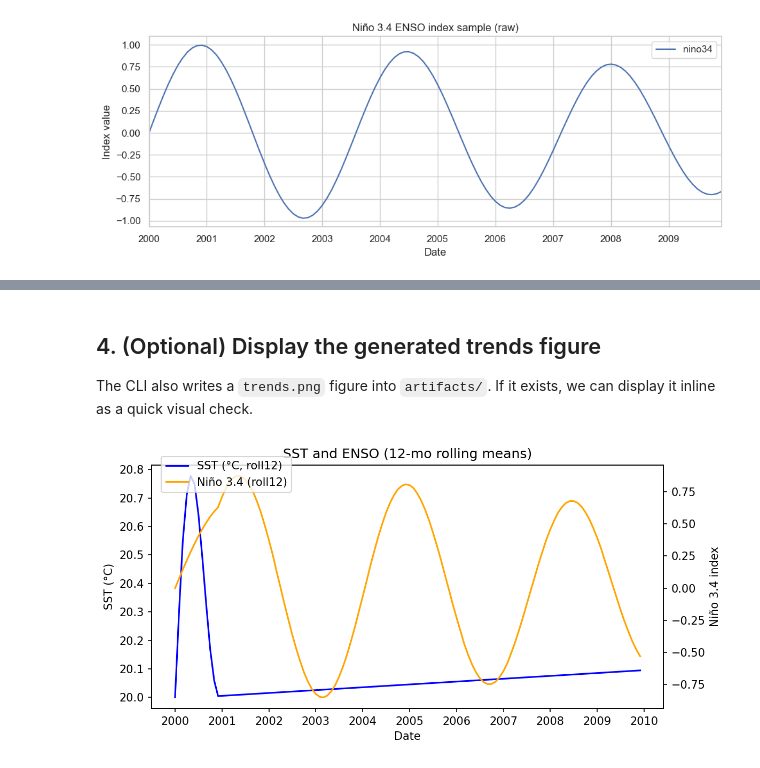
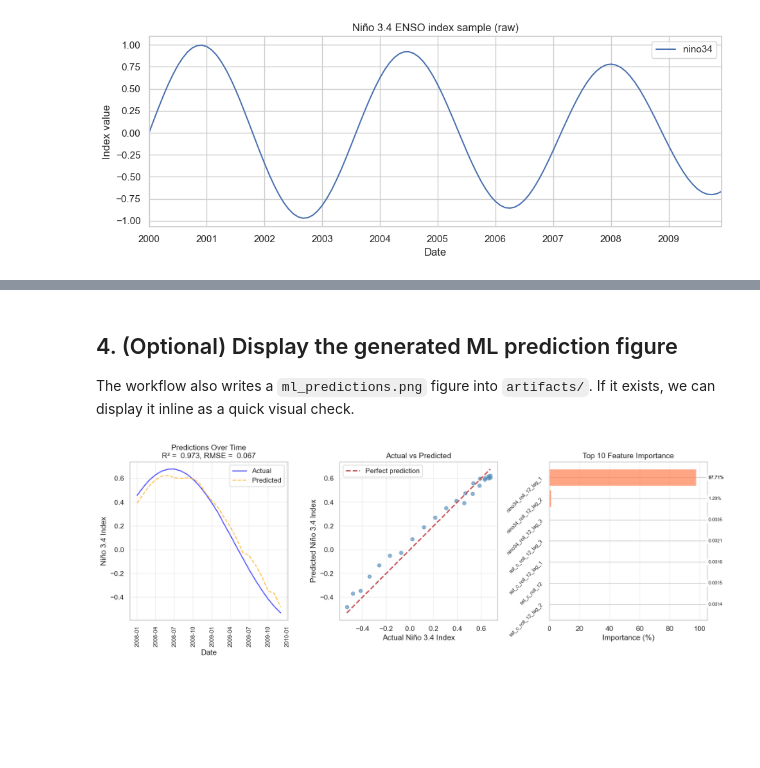
Before and after one commit to chicago-aiscience/workshop-sst, a Jupyter notebook: docs/workshop_sst_demo.ipynb, the cells around one changed output, grey strips where cells are left out. Cells and saved outputs as stored; diff of their text form; code cells hidden in the pictures; blank space fills up the shorter version.

```diff
--- a/docs/workshop_sst_demo.ipynb
+++ b/docs/workshop_sst_demo.ipynb
@@ -199,17 +247,17 @@ plt.show()
 # %% [markdown]
-## 4. (Optional) Display the generated trends figure
+## 4. (Optional) Display the generated ML prediction figure
 
-The CLI also writes a `trends.png` figure into `artifacts/`. If it
+The workflow also writes a `ml_predictions.png` figure into `artifacts/`. If it
 exists, we can display it inline as a quick visual check.
 # %%
 root = Path.cwd().parent
 artifacts = root / "artifacts"
-trends_path = artifacts / "trends.png"
+ml_plot_path = artifacts / "ml_predictions.png"
 
-if trends_path.exists():
+if ml_plot_path.exists():
     from IPython.display import Image, display
-    display(Image(filename=str(trends_path)))
+    display(Image(filename=str(ml_plot_path)))
 else:
-    print("No trends.png found in artifacts/")
+    print("No ml_predictions.png found in artifacts/")
 # %% [output]
-[figure, old version]
+[figure, new version]
```
Also changed, not shown: parts of 11 cells of this notebook, 3 other files.
